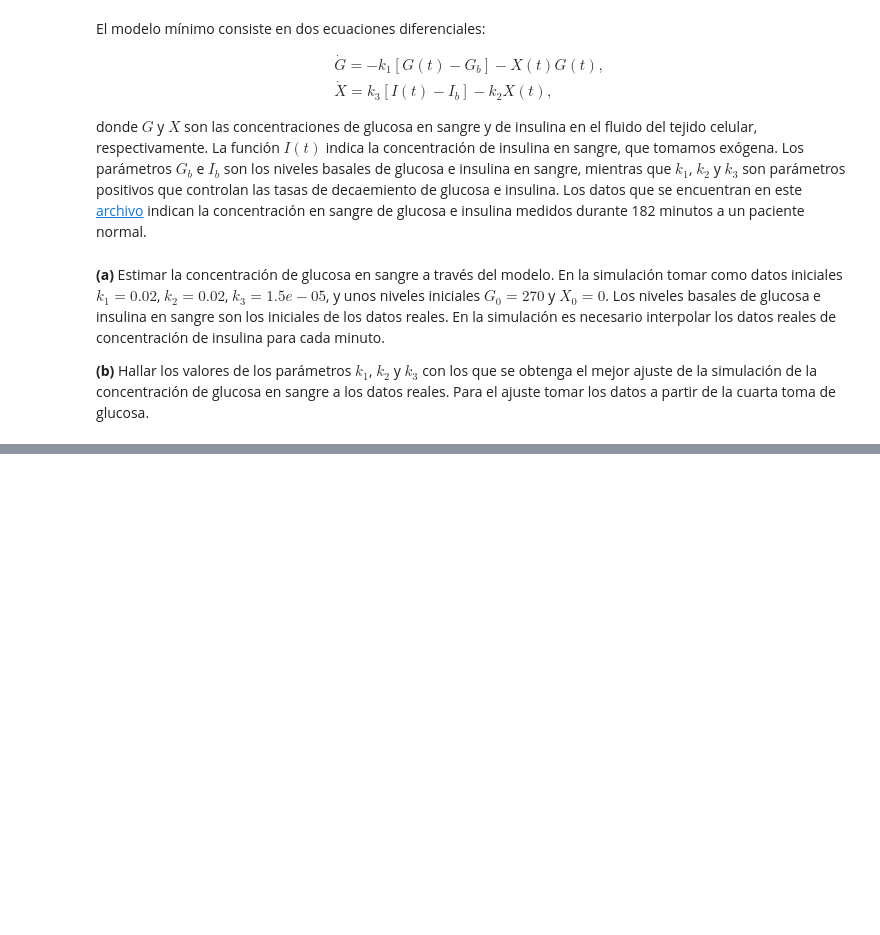
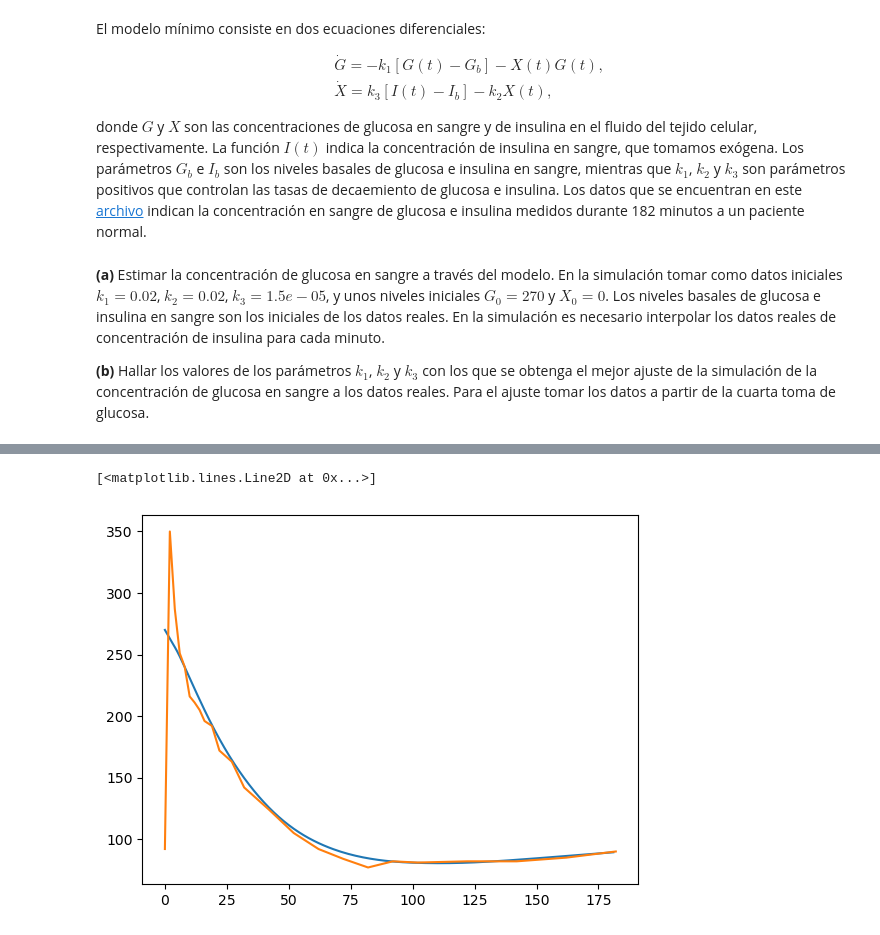
Before and after one commit to Aurora2500/ulpgc_sacse, a Jupyter notebook: 2_2/ej_1.ipynb, the cells around one changed output, grey strips where cells are left out. Saved outputs shown, nothing was run; the diff lists cells and outputs as text; code cells hidden in the pictures; blank space fills up the shorter version.

```diff
--- a/2_2/ej_1.ipynb
+++ b/2_2/ej_1.ipynb
@@ -86,0 +179,11 @@ donde $G$ y $X$ son las concentraciones de glucosa en sangre y de insulina en el
+# %%
+dt = 1
+t = np.linspace(0, 181, int(181/dt+1))
+
+x = solve_ode(insulin_model(k1, k2, k3, Gb, Ib, insulin), np.array([G0, X0]), t)x
+# %%
+plt.plot(t, x[:,0])
+plt.plot(insulin_df["time"], insulin_df["glucose"])
+# %% [output]
+[<matplotlib.lines.Line2D at 0x...>]
+[figure, added]
```
Also changed, not shown: parts of 7 cells of this notebook, 1 other file.
